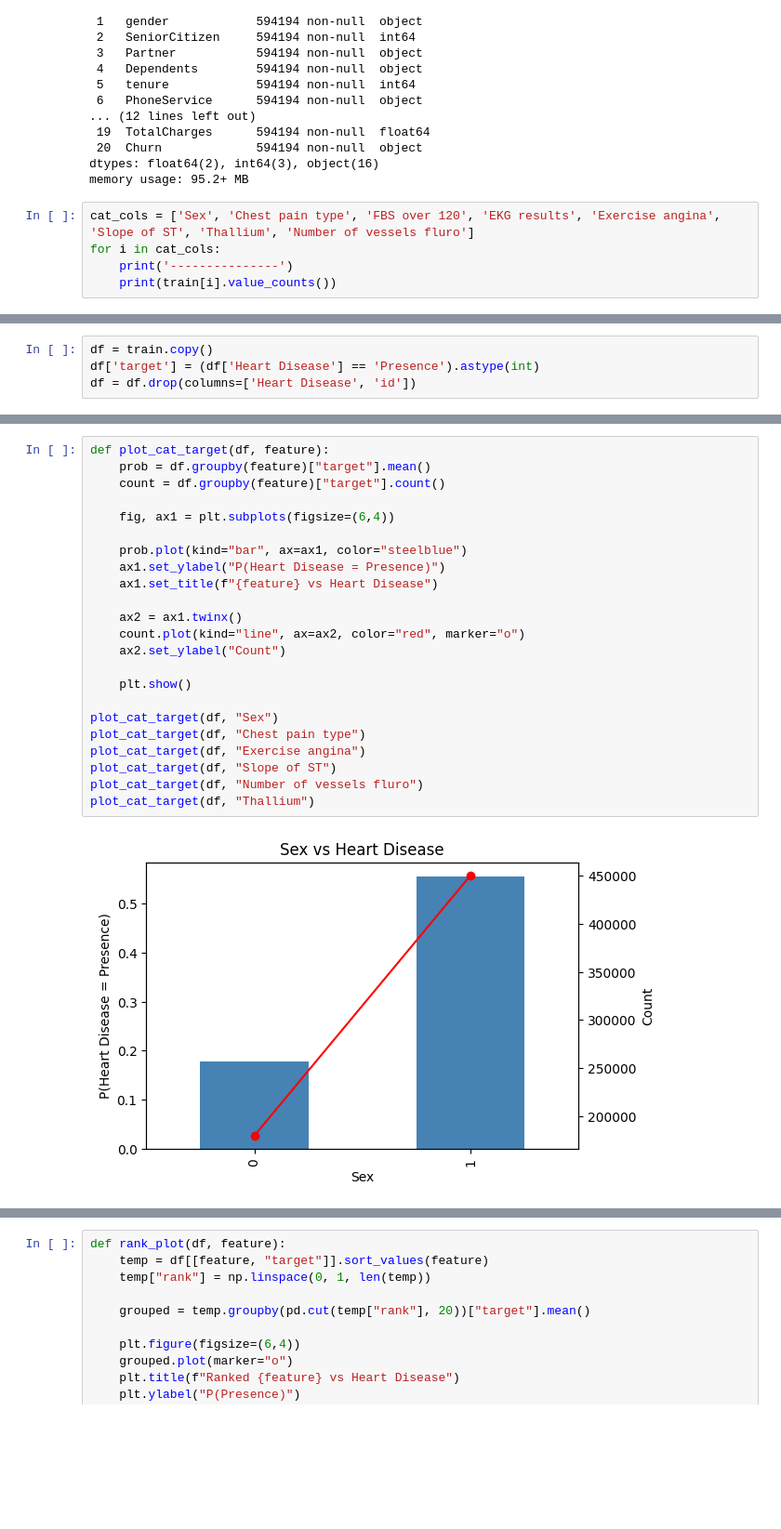
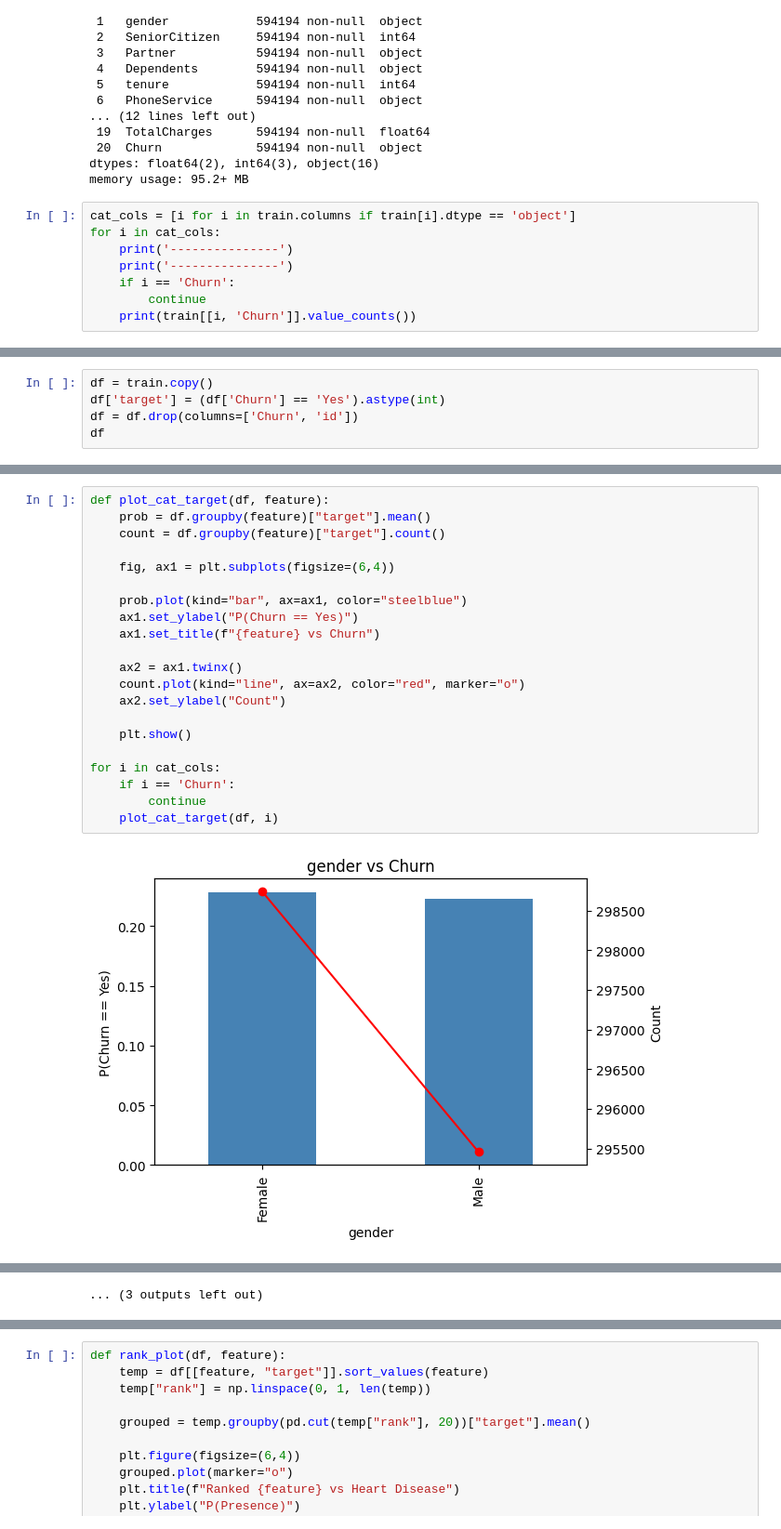
Before and after one commit to cringe-syco/ML, a Jupyter notebook: data/customer_churn/eda.ipynb, the cells around one changed output, grey strips where cells are left out. Shown at 93% size. Drawn from its saved outputs; the diff is of its cells as text; blank space fills up the shorter version.

```diff
--- a/data/customer_churn/eda.ipynb
+++ b/data/customer_churn/eda.ipynb
@@ -105,9 +106,12 @@ Data columns (total 21 columns):
 dtypes: float64(2), int64(3), object(16)
 memory usage: 95.2+ MB
 # %%
-cat_cols = ['Sex', 'Chest pain type', 'FBS over 120', 'EKG results', 'Exercise angina', 'Slope of ST', 'Thallium', 'Number of vessels fluro']
+cat_cols = [i for i in train.columns if train[i].dtype == 'object']
 for i in cat_cols:
     print('---------------')
-    print(train[i].value_counts())
+    print('---------------')
+    if i == 'Churn':
+        continue
+    print(train[[i, 'Churn']].value_counts())
 # %% [output]
 ---------------
@@ -159,4 +141,5 @@ memory usage: 72.1+ MB
 # %%
 df = train.copy()
-df['target'] = (df['Heart Disease'] == 'Presence').astype(int)
-df = df.drop(columns=['Heart Disease', 'id'])
+df['target'] = (df['Churn'] == 'Yes').astype(int)
+df = df.drop(columns=['Churn', 'id'])
+df
@@ -195,25 +225,23 @@ plot_binned_target(df, "ST depression")
 # %%
 def plot_cat_target(df, feature):
     prob = df.groupby(feature)["target"].mean()
     count = df.groupby(feature)["target"].count()
 
     fig, ax1 = plt.subplots(figsize=(6,4))
 
     prob.plot(kind="bar", ax=ax1, color="steelblue")
-    ax1.set_ylabel("P(Heart Disease = Presence)")
-    ax1.set_title(f"{feature} vs Heart Disease")
+    ax1.set_ylabel("P(Churn == Yes)")
+    ax1.set_title(f"{feature} vs Churn")
 
     ax2 = ax1.twinx()
     count.plot(kind="line", ax=ax2, color="red", marker="o")
     ax2.set_ylabel("Count")
 
     plt.show()
 
-plot_cat_target(df, "Sex")
-plot_cat_target(df, "Chest pain type")
-plot_cat_target(df, "Exercise angina")
-plot_cat_target(df, "Slope of ST")
-plot_cat_target(df, "Number of vessels fluro")
-plot_cat_target(df, "Thallium")
+for i in cat_cols:
+    if i == 'Churn':
+        continue
+    plot_cat_target(df, i)
 # %% [output]
-[figure, old version]
+[figure, new version]
@@ -224,0 +259 @@ plot_cat_target(df, "Thallium")
+... (3 outputs left out)
```
Also changed, not shown: parts of 27 cells of this notebook, 18 other files.
